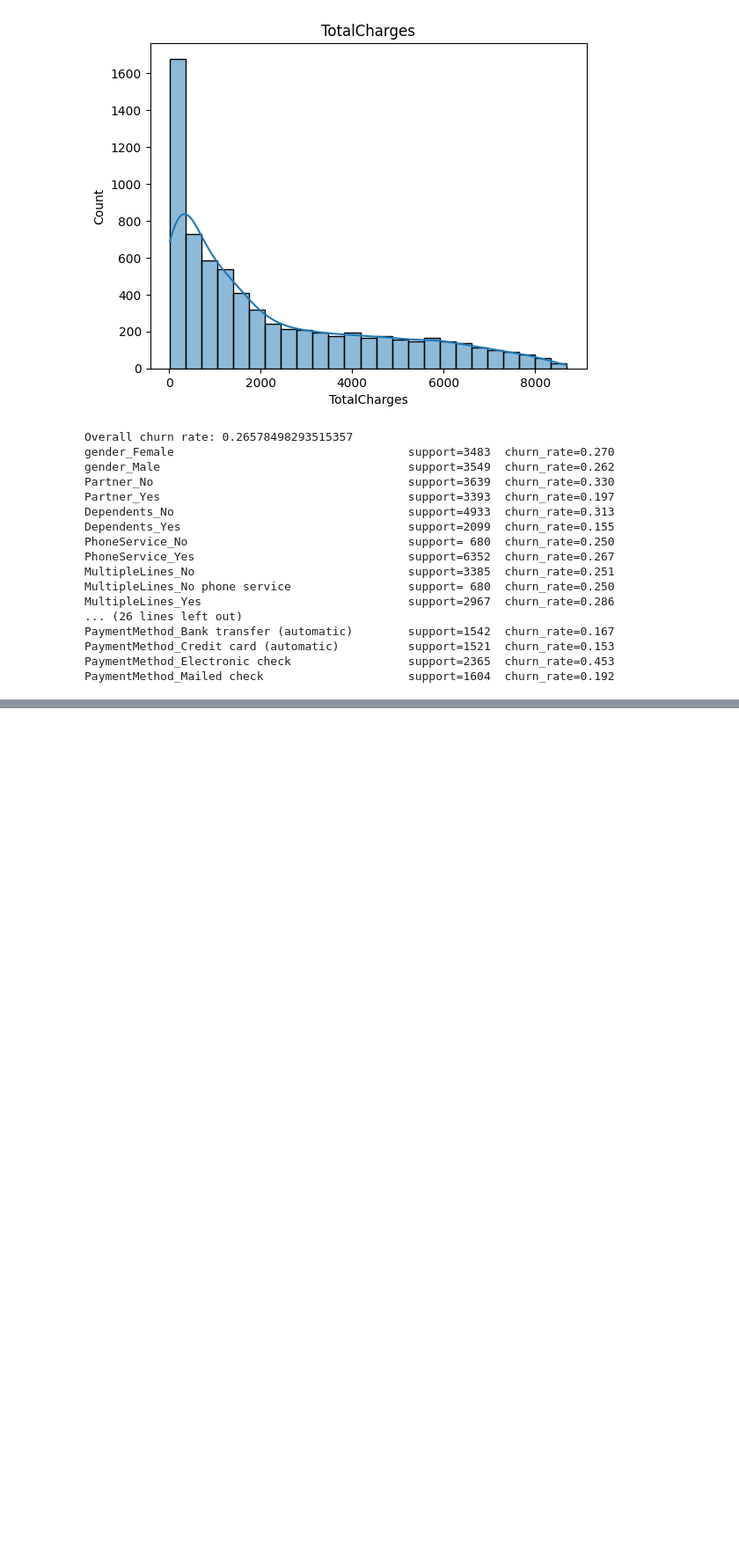
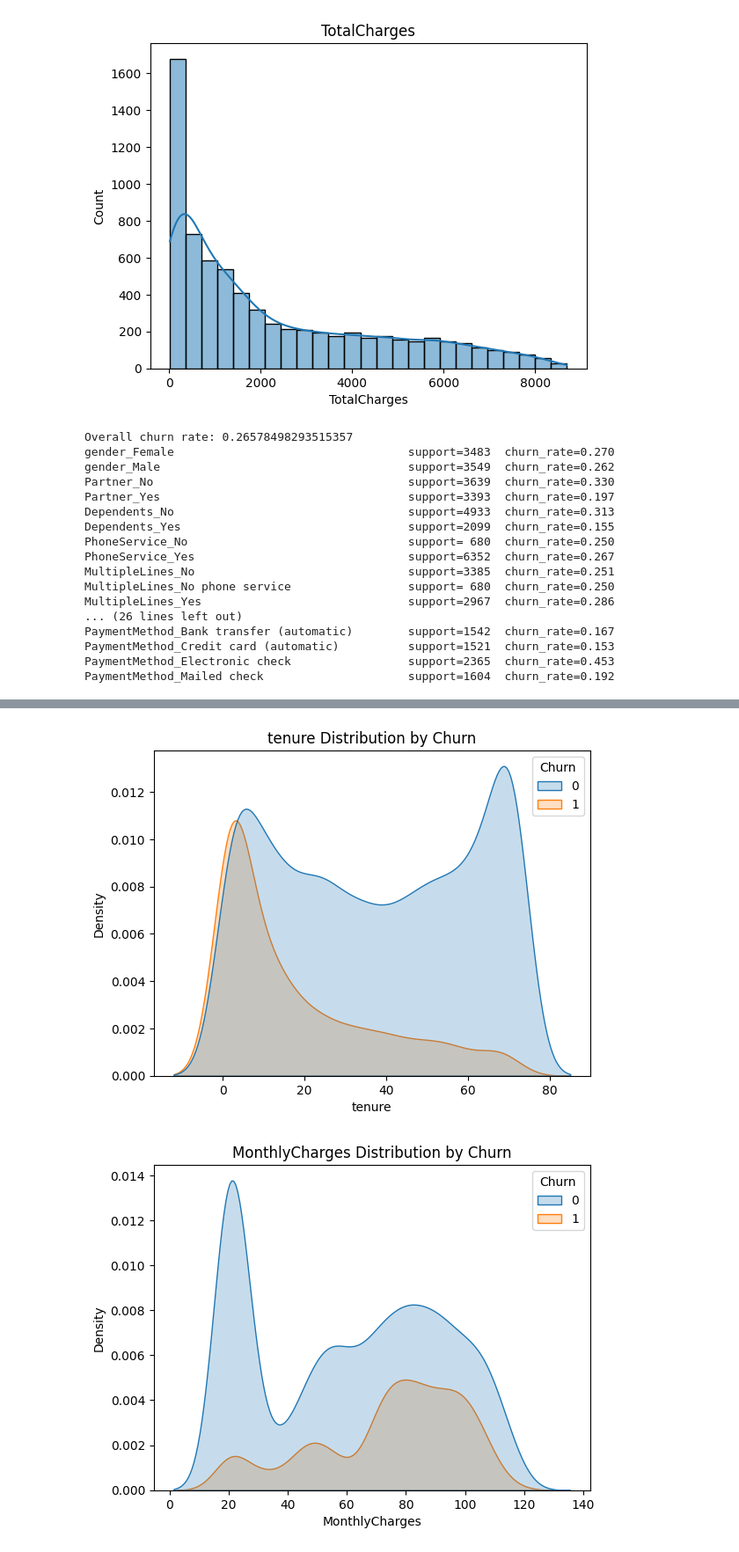
Before and after one commit to Kush-S-Patel/Telco-Customer-Churn-Predictor, a Jupyter notebook: notebooks/01-eda.ipynb, the cells around one changed output, grey strips where cells are left out. Shown at 88% size. Drawn from its saved outputs; the diff is of its cells as text; code cells hidden in the pictures; blank space fills up the shorter version.

```diff
--- a/notebooks/01-eda.ipynb
+++ b/notebooks/01-eda.ipynb
@@ -145,0 +157,11 @@ churn_summary.head(10)
+# %%
+num_cols = ["tenure", "MonthlyCharges", "TotalCharges"]
+
+for col in num_cols:
+    plt.figure()
+    sns.kdeplot(data=data, x=col, hue="Churn", fill=True)
+    plt.title(f"{col} Distribution by Churn")
+    plt.show()
+# %% [output]
+[figure, added]
+[figure, added]
```
Also changed, not shown: parts of 13 cells of this notebook, 11 other files.
